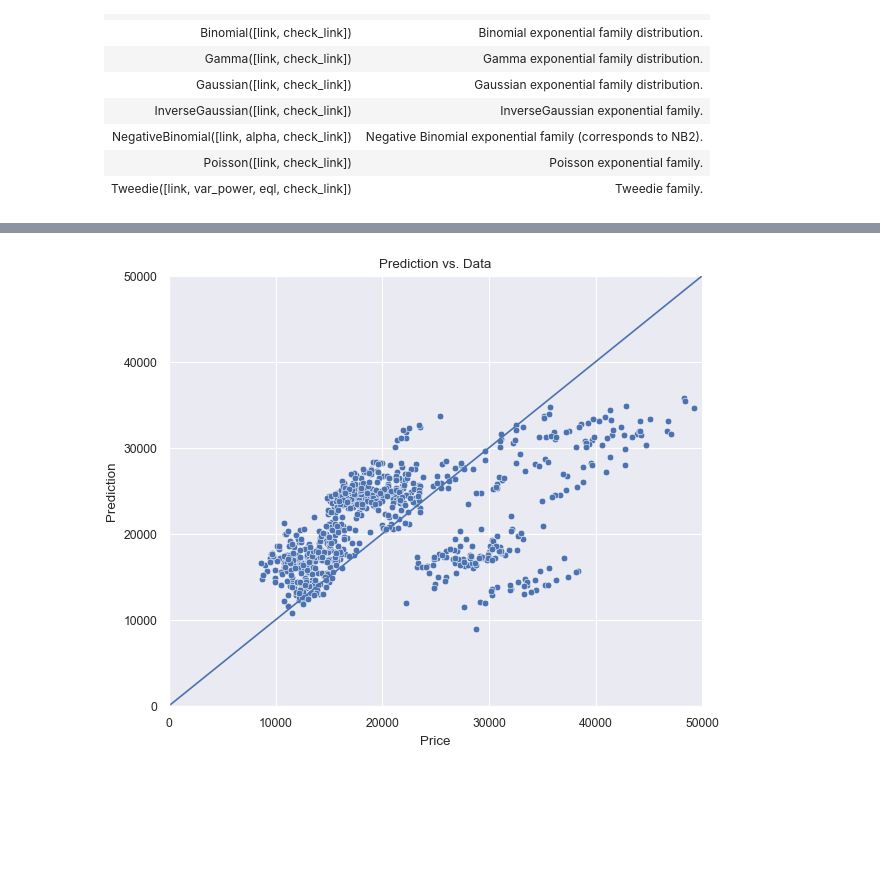
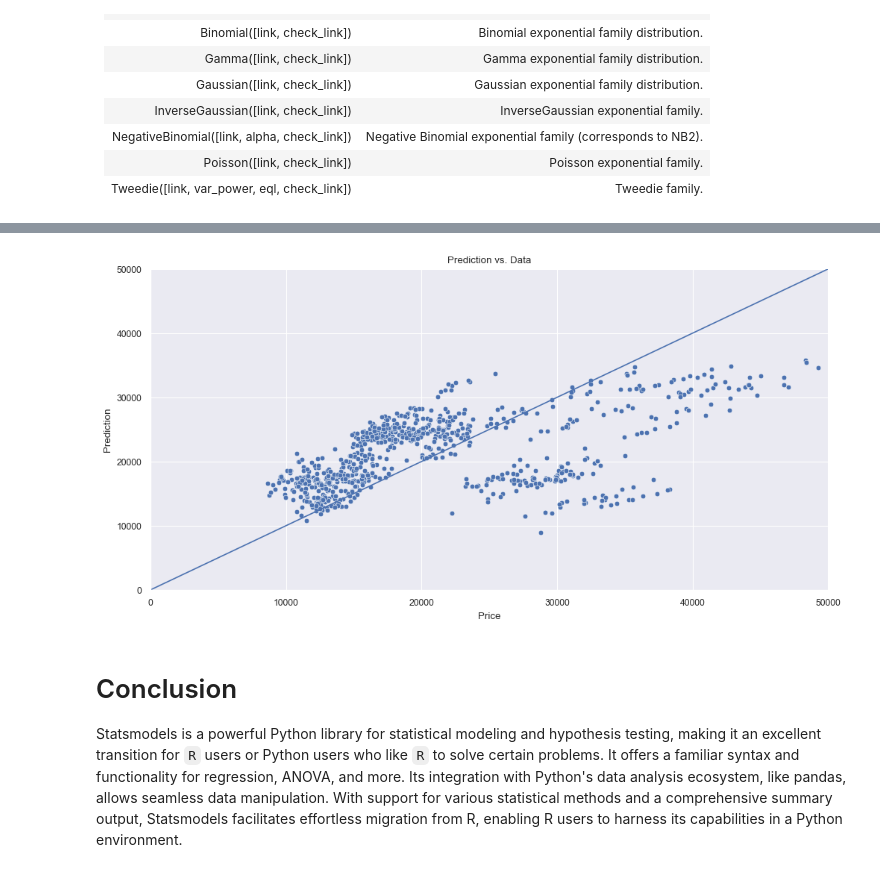
Before and after one commit to bernardo-cruz/blog, a Jupyter notebook: quarto_builder/posts/glm.ipynb, the cells around one changed output, grey strips where cells are left out. Cells and saved outputs as stored; diff of their text form; code cells hidden in the pictures; blank space fills up the shorter version.

```diff
--- a/quarto_builder/posts/glm.ipynb
+++ b/quarto_builder/posts/glm.ipynb
@@ -318,29 +427,37 @@ wagon        1384.6400    364.920      3.794      0.000     669.410    2099.870
 # %%
+#| label: fig-preds_vs_data
+#| fig-cap: Number of cars by make
+#| output: false
+#| include: false
+
 preds = (
     df
     .assign(
         Price_pred = lambda df: model1.params.loc['Mileage'] * df.Mileage +  model1.params.loc['Cylinder'] * df.Cylinder + model1.params.loc['Doors'] * df.Doors,
         procent_error = lambda df: df.Price_pred / df.Price,
     )
 )
 
 height = plt.rcParams['figure.figsize'][0]
 aspect = plt.rcParams['figure.figsize'][0]/plt.rcParams['figure.figsize'][1] / 2
 
 g = sns.relplot(
     data    = preds,
     x       = 'Price',
     y       = 'Price_pred',
-    height  = height,
-    aspect  = aspect,
+    height  = 5,
+    aspect  = 2,
     kind    = 'scatter',
 )
 plt.xlim(0, 50000)
 plt.ylim(0, 50000)
 plt.xlabel('Price')
 plt.ylabel('Prediction')
 plt.axline((0,0),(1,1))
 plt.title('Prediction vs. Data')
 plt.show(g)
 # %% [output]
-[figure, old version]
+[figure, new version]
+# %% [markdown]
+# Conclusion
+Statsmodels is a powerful Python library for statistical modeling and hypothesis testing, making it an excellent transition for `R` users or Python users who like `R` to solve certain problems. It offers a familiar syntax and functionality for regression, ANOVA, and more. Its integration with Python's data analysis ecosystem, like pandas, allows seamless data manipulation. With support for various statistical methods and a comprehensive summary output, Statsmodels facilitates effortless migration from R, enabling R users to harness its capabilities in a Python environment.
```
Also changed, not shown: parts of 18 cells of this notebook, 22 other files.
